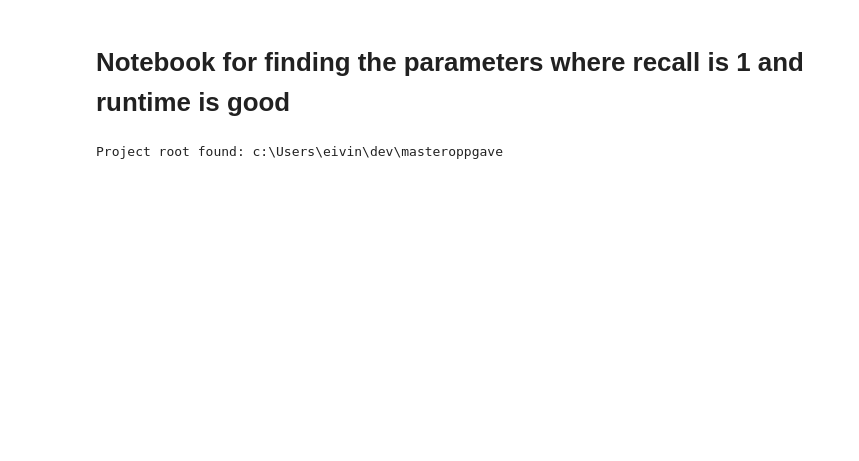
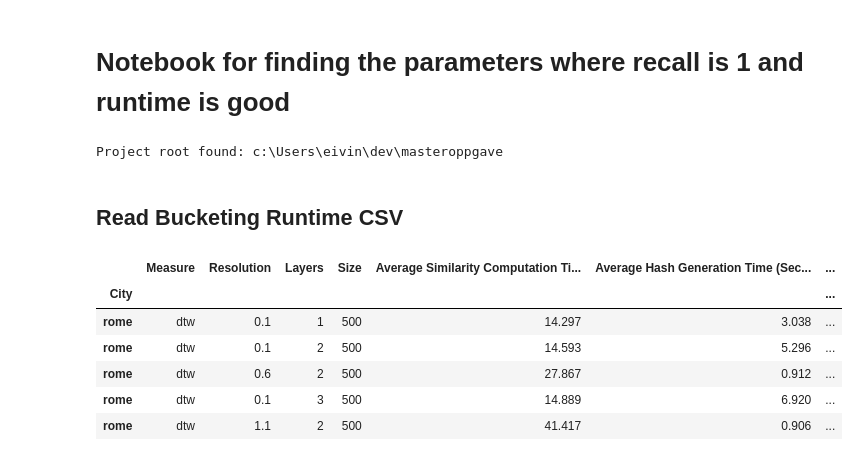
Before and after one commit to eivindmidtbo/masteroppgave, a Jupyter notebook: result_analysis/bucketing_vs_nobucketing/bucketing_vs_nobucketing.ipynb, the cells around one changed output. Drawn from its saved outputs; the diff is of its cells as text; code cells hidden in the pictures; blank space fills up the shorter version.

```diff
--- a/result_analysis/bucketing_vs_nobucketing/bucketing_vs_nobucketing.ipynb
+++ b/result_analysis/bucketing_vs_nobucketing/bucketing_vs_nobucketing.ipynb
@@ -29,3 +29,27 @@ else:
 from utils.helpers.measure_similarities import *
 # %% [output]
 Project root found: c:\Users\eivin\dev\masteroppgave
+# %% [markdown]
+## Read Bucketing Runtime CSV
+# %%
+CITY = "rome"
+BUCKETING_METHOD = "loose"
+MEASURE = "dtw"
+DATA_SIZE = [500]
+SCHEME = "grid"
+
+
+folder_path = f"../../results_hashed/runtimes/bucketing/{CITY}/true_trajectories/{BUCKETING_METHOD}/{MEASURE}/"
+file_name = f"runtimes_bucketing({BUCKETING_METHOD})_(true_trajectories)_{CITY}_{MEASURE}_{DATA_SIZE}_{SCHEME}.csv"
+file_path = folder_path + file_name
+
+runtime_bucketing = pd.read_csv(file_path, index_col=0)
+runtime_bucketing.head()
+# %% [output]
+|  | Measure | Resolution | Layers | Size | Average Similarity Computation Ti... | Average Hash Generation Time (Sec... | ... |
+| City |  |  |  |  |  |  | ... |
+| rome | dtw | 0.1 | 1 | 500 | 14.297 | 3.038 | ... |
+| rome | dtw | 0.1 | 2 | 500 | 14.593 | 5.296 | ... |
+| rome | dtw | 0.6 | 2 | 500 | 27.867 | 0.912 | ... |
+| rome | dtw | 0.1 | 3 | 500 | 14.889 | 6.920 | ... |
+| rome | dtw | 1.1 | 2 | 500 | 41.417 | 0.906 | ... |
```
Also changed, not shown: parts of 6 cells of this notebook.
